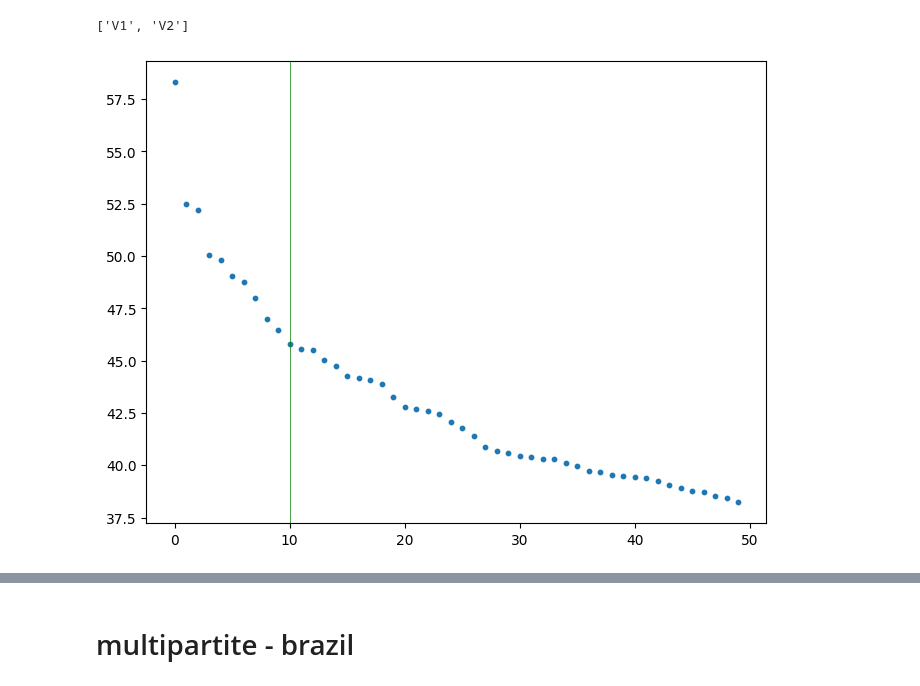
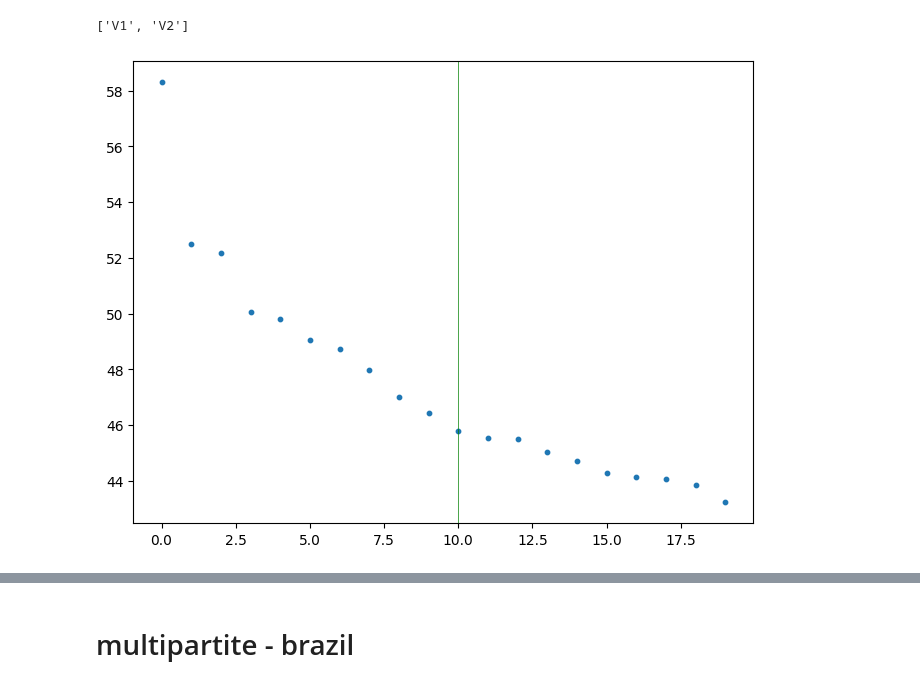
Before and after one commit to anniegray52/relastat, a Jupyter notebook: tutorial.ipynb, the cells around one changed output, grey strips where cells are left out. Drawn from its saved outputs; the diff is of its cells as text; code cells hidden in the pictures.

```diff
--- a/tutorial.ipynb
+++ b/tutorial.ipynb
@@ -54,13 +56,13 @@ def scree_plot(A, k = 50, s = 10, vline=None):
     if vline:
         plt.axvline(x=vline, color='green', linewidth=0.5)
 # %%
-A, attributes = matrix_from_tables(data, ['V1','V2'], dynamic_col='T', join_token='::')
+A, attributes = rs.matrix_from_tables(data, ['V1','V2'], dynamic_col='T', join_token='::')
 # %% [output]
 ['V1', 'V2']
 # %%
 d = 10
-scree_plot(A, k = 50,s = d, vline=10)
+scree_plot(A, k = 20,s = d, vline=10)
 # %% [output]
-[figure, old version]
+[figure, new version]
 # %%
 d = 10
```
Also changed, not shown: parts of 47 cells of this notebook, 1 other file.
